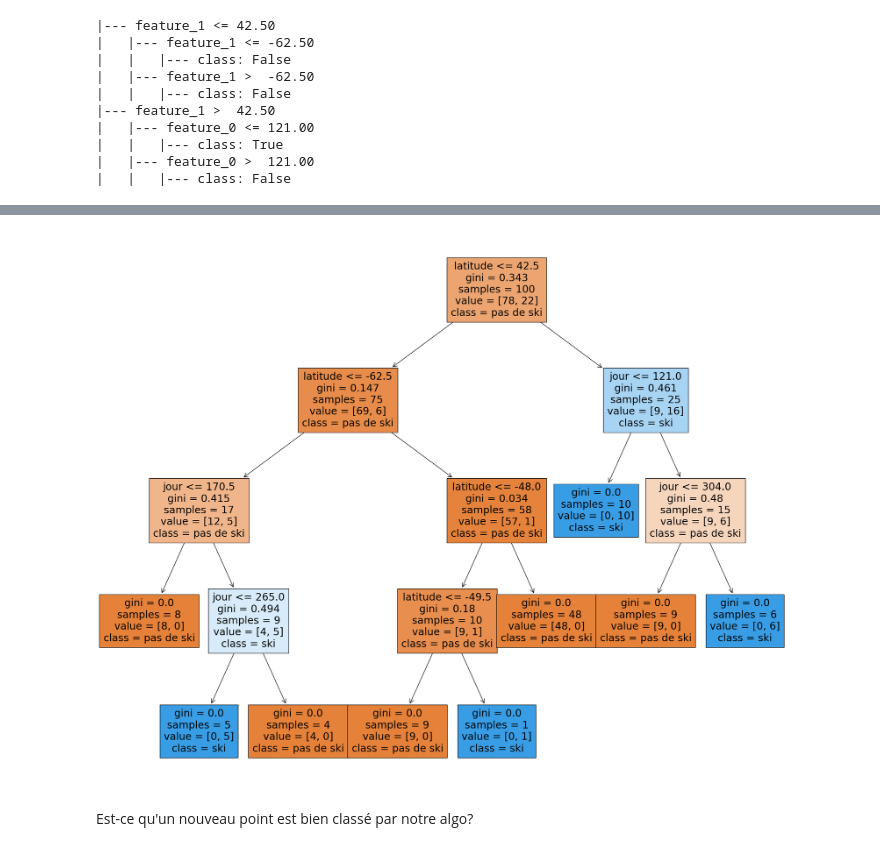
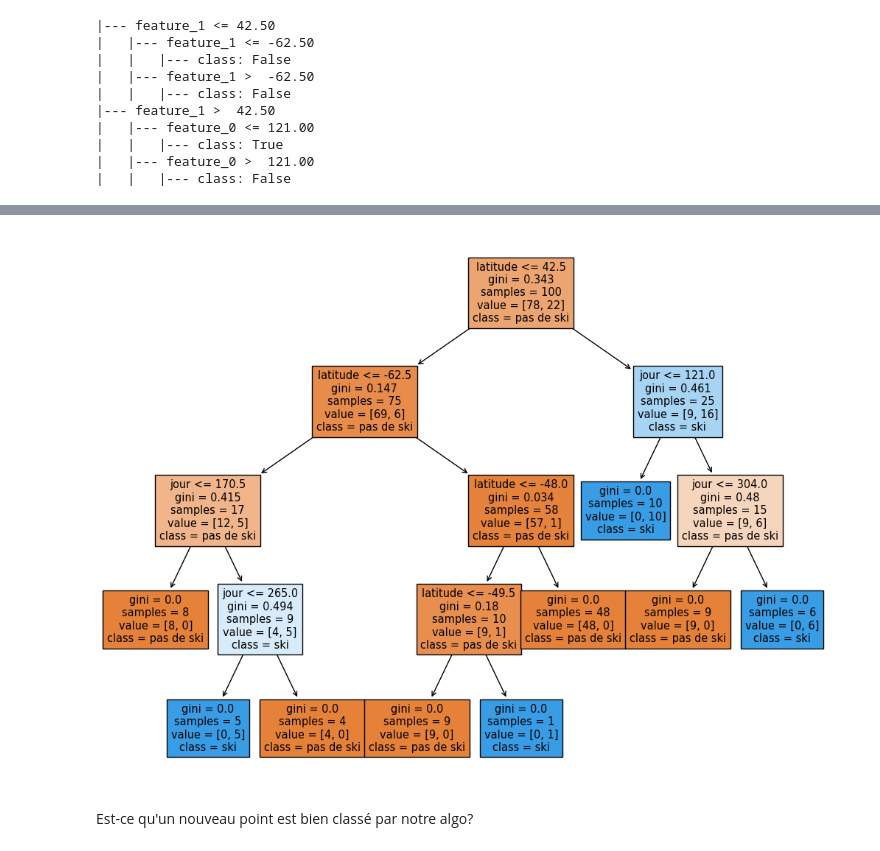
Before and after one commit to neodelphis/initiation-machine-learning, a Jupyter notebook: 11 decision trees.ipynb, the cells around one changed output, grey strips where cells are left out. Cells and saved outputs as stored; diff of their text form; code cells hidden in the pictures.

```diff
--- a/11 decision trees.ipynb
+++ b/11 decision trees.ipynb
@@ -347,14 +349,16 @@ _ = tree.plot_tree(clf,
 # %%
+# arbre de hauteur maximale max_depth=None
+
 clf = DecisionTreeClassifier(random_state=1234)
 X = points
 model = clf.fit(X, y)
-fig = plt.figure(figsize=(25,20))
+fig = plt.figure(figsize=(12.8,9.6))
 _ = tree.plot_tree(clf,
                    feature_names=['jour', 'latitude'],
                    class_names=['pas de ski', 'ski'],
                    filled=True)
 # %% [output]
-[figure, old version]
+[figure, new version]
 # %% [markdown]
 Est-ce qu'un nouveau point est bien classé par notre algo?
 # %% [markdown]
```
Also changed, not shown: parts of 18 cells of this notebook.
